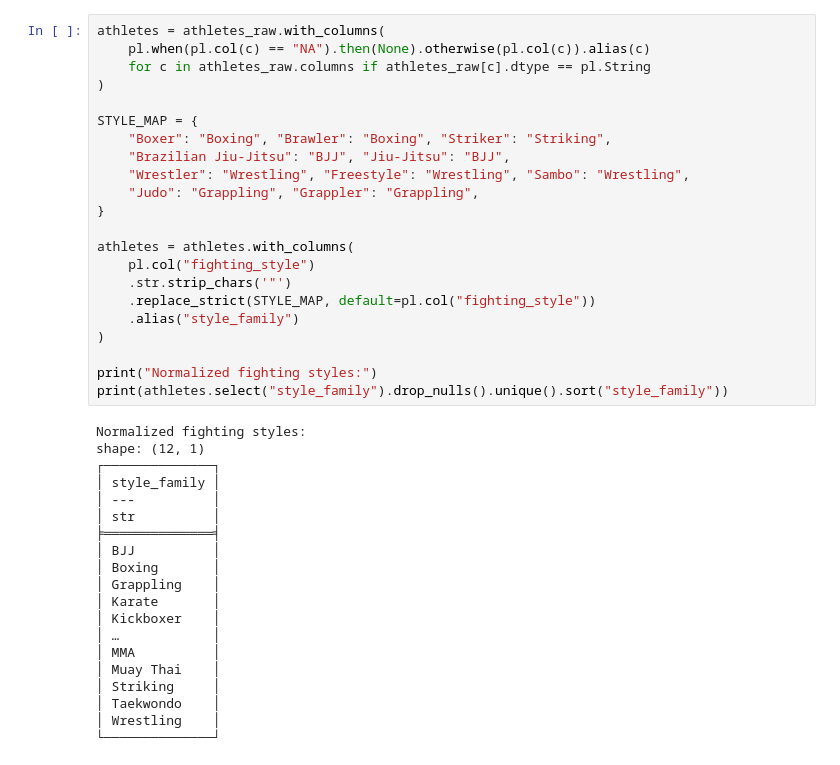
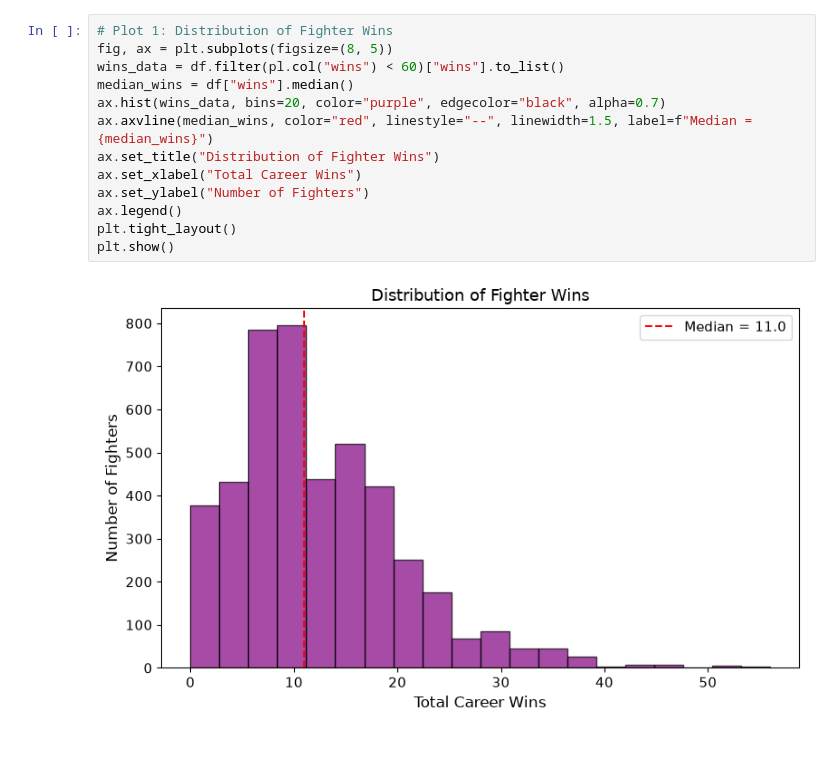
Before and after one commit to Tpate33/cs418-ufc-fight-analysis, a Jupyter notebook: eda.ipynb, the cells around one changed output. Cells and saved outputs as stored; diff of their text form.

```diff
--- a/eda.ipynb
+++ b/eda.ipynb
@@ -97,43 +133,16 @@ $ weight   <i64> 155, 155, 155, 265, 265, 265, 115, 185, 170, 235
 # %%
-athletes = athletes_raw.with_columns(
-    pl.when(pl.col(c) == "NA").then(None).otherwise(pl.col(c)).alias(c)
-    for c in athletes_raw.columns if athletes_raw[c].dtype == pl.String
-)
-
-STYLE_MAP = {
-    "Boxer": "Boxing", "Brawler": "Boxing", "Striker": "Striking",
-    "Brazilian Jiu-Jitsu": "BJJ", "Jiu-Jitsu": "BJJ",
-    "Wrestler": "Wrestling", "Freestyle": "Wrestling", "Sambo": "Wrestling",
-    "Judo": "Grappling", "Grappler": "Grappling",
-}
-
-athletes = athletes.with_columns(
-    pl.col("fighting_style")
-    .str.strip_chars('"')
-    .replace_strict(STYLE_MAP, default=pl.col("fighting_style"))
-    .alias("style_family")
-)
-
-print("Normalized fighting styles:")
-print(athletes.select("style_family").drop_nulls().unique().sort("style_family"))
+# Plot 1: Distribution of Fighter Wins
+fig, ax = plt.subplots(figsize=(8, 5))
+wins_data = df.filter(pl.col("wins") < 60)["wins"].to_list()
+median_wins = df["wins"].median()
+ax.hist(wins_data, bins=20, color="purple", edgecolor="black", alpha=0.7)
+ax.axvline(median_wins, color="red", linestyle="--", linewidth=1.5, label=f"Median = {median_wins}")
+ax.set_title("Distribution of Fighter Wins")
+ax.set_xlabel("Total Career Wins")
+ax.set_ylabel("Number of Fighters")
+ax.legend()
+plt.tight_layout()
+plt.show()
 # %% [output]
-Normalized fighting styles:
-shape: (12, 1)
-┌──────────────┐
-│ style_family │
-│ ---          │
-│ str          │
-╞══════════════╡
-│ BJJ          │
-│ Boxing       │
-│ Grappling    │
-│ Karate       │
-│ Kickboxer    │
-│ …            │
-│ MMA          │
-│ Muay Thai    │
-│ Striking     │
-│ Taekwondo    │
-│ Wrestling    │
-└──────────────┘
+[figure, added]
 # %%
```
Also changed, not shown: parts of 9 cells of this notebook, 5 other files.
